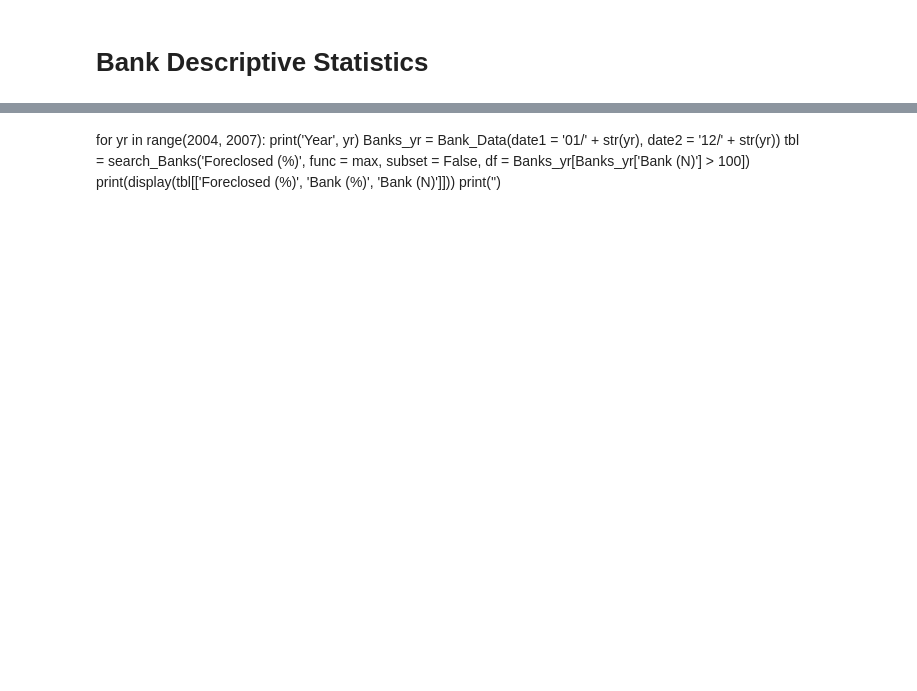
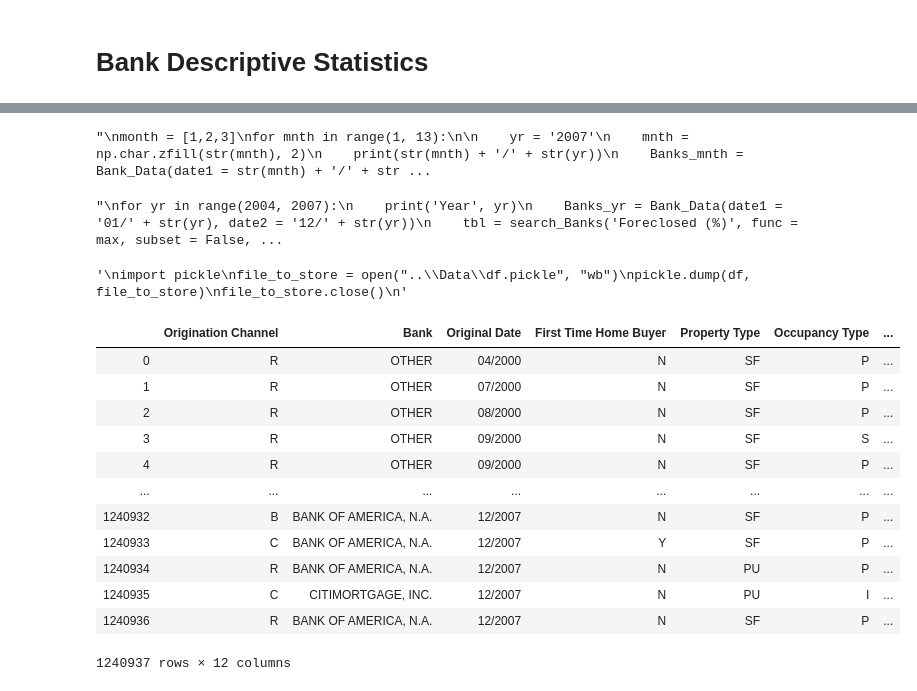
Before and after one commit to Siebelm/Home, a Jupyter notebook: Fannie_Mae/Scripts/Data_Mining.ipynb, the cells around one changed output, grey strips where cells are left out. Saved outputs shown, nothing was run; the diff lists cells and outputs as text; code cells hidden in the pictures; blank space fills up the shorter version.

```diff
--- a/Fannie_Mae/Scripts/Data_Mining.ipynb
+++ b/Fannie_Mae/Scripts/Data_Mining.ipynb
@@ -583,4 +139,5 @@ search_Banks('Foreclosed (%)', func = max)
 # %%
+'''
 month = [1,2,3]
 for mnth in range(1, 13):
 
@@ -591,10 +148,43 @@ for mnth in range(1, 13):
     tbl = search_Banks('Foreclosed (%)', func = max, df = Banks_mnth[Banks_mnth['Bank (N)'] > 100])
     print(display(tbl[['Foreclosed (%)']]))
     print('')
+'''
+# %% [output]
+"\nmonth = [1,2,3]\nfor mnth in range(1, 13):\n\n    yr = '2007'\n    mnth = np.char.zfill(str(mnth), 2)\n    print(str(mnth) + '/' + str(yr))\n    Banks_mnth = Bank_Data(date1 = str(mnth) + '/' + str ...
-# %% [markdown]
-for yr in range(2004, 2007):
-    print('Year', yr)
-    Banks_yr = Bank_Data(date1 = '01/' + str(yr), date2 = '12/' + str(yr))
-    tbl = search_Banks('Foreclosed (%)', func = max, subset = False, df = Banks_yr[Banks_yr['Bank (N)'] > 100])
-    print(display(tbl[['Foreclosed (%)', 'Bank (%)', 'Bank (N)']]))
-    print('')
+# %%
+'''
+for yr in range(2004, 2007):
+    print('Year', yr)
+    Banks_yr = Bank_Data(date1 = '01/' + str(yr), date2 = '12/' + str(yr))
+    tbl = search_Banks('Foreclosed (%)', func = max, subset = False, df = Banks_yr[Banks_yr['Bank (N)'] > 100])
+    print(display(tbl[['Foreclosed (%)', 'Bank (%)', 'Bank (N)']]))
+    print('')
+'''
+# %% [output]
+"\nfor yr in range(2004, 2007):\n    print('Year', yr)\n    Banks_yr = Bank_Data(date1 = '01/' + str(yr), date2 = '12/' + str(yr))\n    tbl = search_Banks('Foreclosed (%)', func = max, subset = False, ...
+# %%
+'''
+import pickle
+file_to_store = open("..\Data\df.pickle", "wb")
+pickle.dump(df, file_to_store)
+file_to_store.close()
+'''
+# %% [output]
+'\nimport pickle\nfile_to_store = open("..\\Data\\df.pickle", "wb")\npickle.dump(df, file_to_store)\nfile_to_store.close()\n'
+# %%
+df_cat = df.select_dtypes(include=['object'])
+df_cat
+# %% [output]
+|  | Origination Channel | Bank | Original Date | First Time Home Buyer | Property Type | Occupancy Type | ... |
+| 0 | R | OTHER | 04/2000 | N | SF | P | ... |
+| 1 | R | OTHER | 07/2000 | N | SF | P | ... |
+| 2 | R | OTHER | 08/2000 | N | SF | P | ... |
+| 3 | R | OTHER | 09/2000 | N | SF | S | ... |
+| 4 | R | OTHER | 09/2000 | N | SF | P | ... |
+| ... | ... | ... | ... | ... | ... | ... | ... |
+| 1240932 | B | BANK OF AMERICA, N.A. | 12/2007 | N | SF | P | ... |
+| 1240933 | C | BANK OF AMERICA, N.A. | 12/2007 | Y | SF | P | ... |
+| 1240934 | R | BANK OF AMERICA, N.A. | 12/2007 | N | PU | P | ... |
+| 1240935 | C | CITIMORTGAGE, INC. | 12/2007 | N | PU | I | ... |
+| 1240936 | R | BANK OF AMERICA, N.A. | 12/2007 | N | SF | P | ... |
+1240937 rows × 12 columns
```
Also changed, not shown: parts of 48 cells of this notebook, 5 other files.
